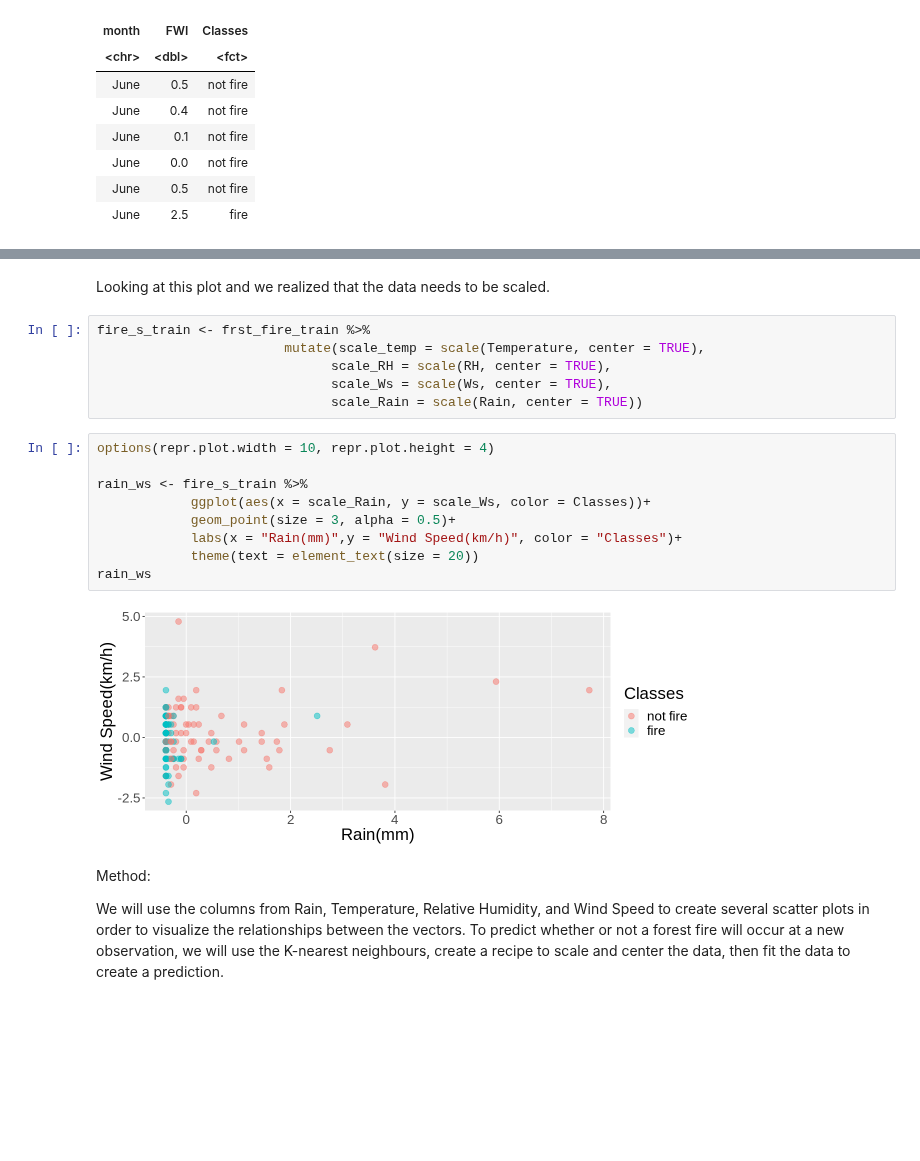
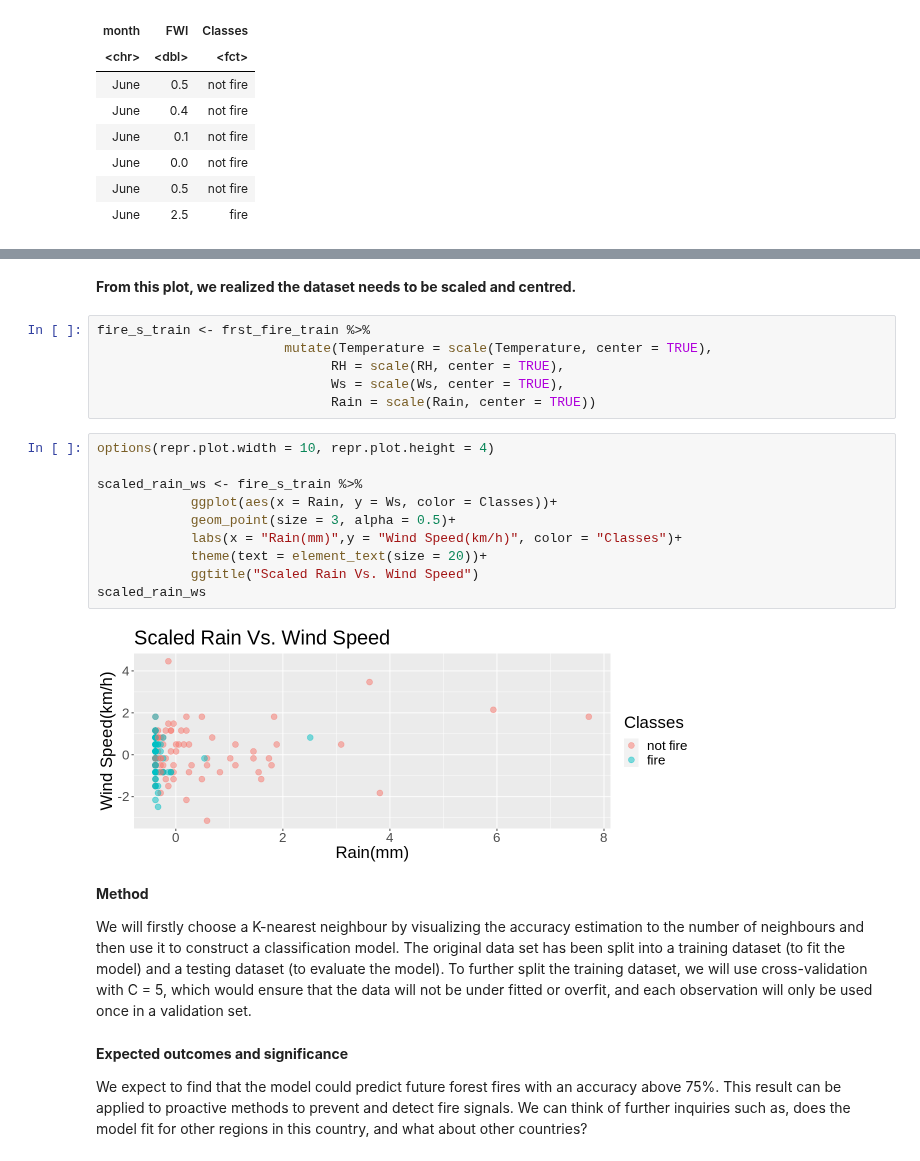
Before and after one commit to zjr-mds/Forest-Fire-Prediction, a Jupyter notebook: Proposal_Group2.ipynb, the cells around one changed output, grey strips where cells are left out. Cells and saved outputs as stored; diff of their text form; blank space fills up the shorter version.

```diff
--- a/Proposal_Group2.ipynb
+++ b/Proposal_Group2.ipynb
@@ -160,23 +150,29 @@ rain_ws_1
 # %% [markdown]
-Looking at this plot and we realized that the data needs to be scaled.
+**From this plot, we realized the dataset needs to be scaled and centred.**
 # %%
 fire_s_train <- frst_fire_train %>%
-                        mutate(scale_temp = scale(Temperature, center = TRUE),
-                              scale_RH = scale(RH, center = TRUE),
-                              scale_Ws = scale(Ws, center = TRUE),
-                              scale_Rain = scale(Rain, center = TRUE))
+                        mutate(Temperature = scale(Temperature, center = TRUE),
+                              RH = scale(RH, center = TRUE),
+                              Ws = scale(Ws, center = TRUE),
+                              Rain = scale(Rain, center = TRUE))
 # %%
 options(repr.plot.width = 10, repr.plot.height = 4)
 
-rain_ws <- fire_s_train %>%
-            ggplot(aes(x = scale_Rain, y = scale_Ws, color = Classes))+
+scaled_rain_ws <- fire_s_train %>%
+            ggplot(aes(x = Rain, y = Ws, color = Classes))+
             geom_point(size = 3, alpha = 0.5)+
             labs(x = "Rain(mm)",y = "Wind Speed(km/h)", color = "Classes")+
-            theme(text = element_text(size = 20))
-rain_ws
+            theme(text = element_text(size = 20))+
+            ggtitle("Scaled Rain Vs. Wind Speed")
+scaled_rain_ws
 # %% [output]
-[figure, old version]
+[figure, new version]
-# %% [markdown]
-Method:
-
-We will use the columns from Rain, Temperature, Relative Humidity, and Wind Speed to create several scatter plots in order to visualize the relationships between the vectors. To predict whether or not a forest fire will occur at a new observation, we will use the K-nearest neighbours, create a recipe to scale and center the data, then fit the data to create a prediction.
+# %% [markdown]
+**Method**
+
+We will firstly choose a K-nearest neighbour by visualizing the accuracy estimation to the number of neighbours and then use it to construct a classification model.
+The original data set has been split into a training dataset (to fit the model) and a testing dataset (to evaluate the model). To further split the training dataset, we will use cross-validation with C = 5, which would ensure that the data will not be under fitted or overfit, and each observation will only be used once in a validation set.
+# %% [markdown]
+**Expected outcomes and significance**
+
+We expect to find that the model could predict future forest fires with an accuracy above 75%. This result can be applied to proactive methods to prevent and detect fire signals. We can think of further inquiries such as, does the model fit for other regions in this country, and what about other countries?
```
Also changed, not shown: parts of 12 cells of this notebook.
